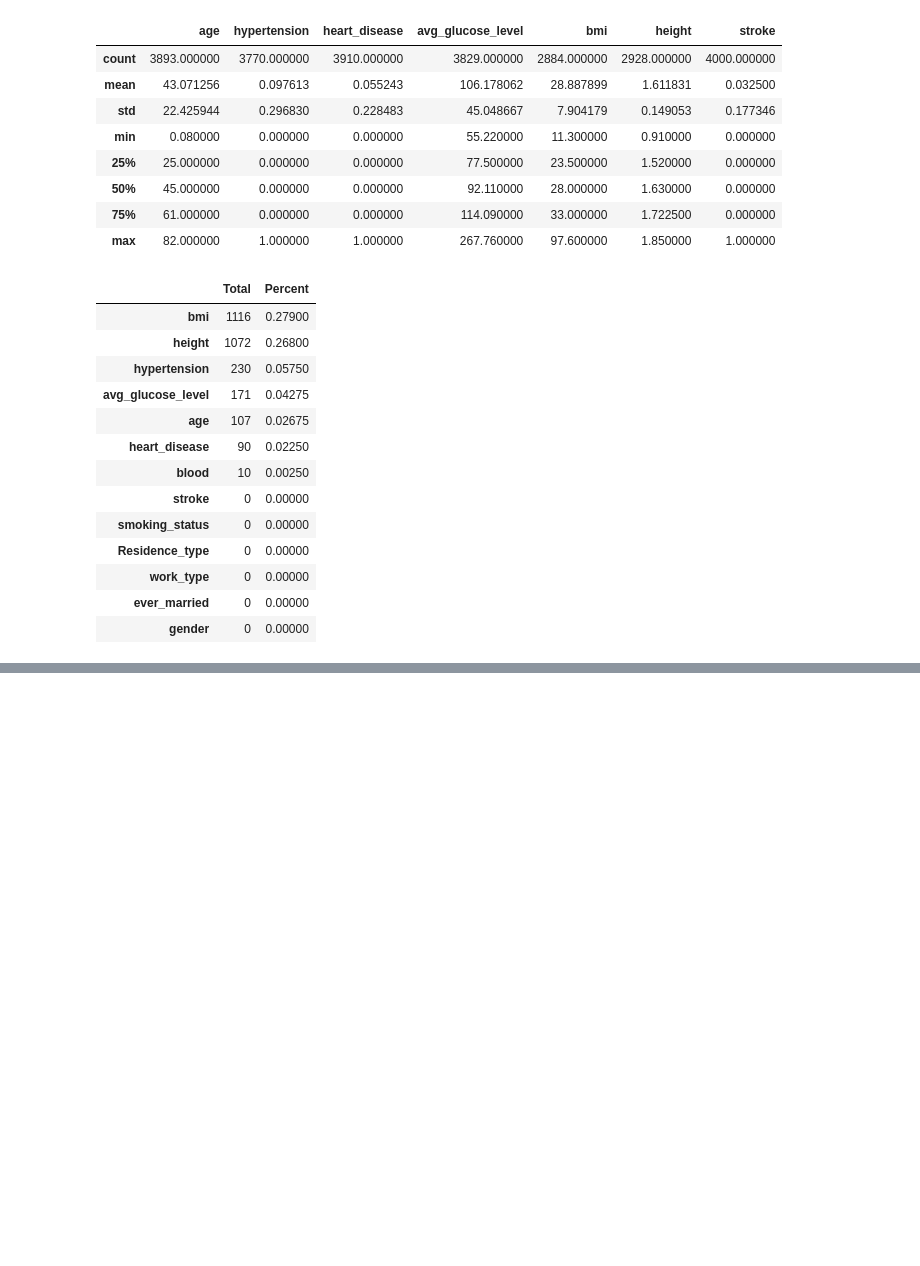
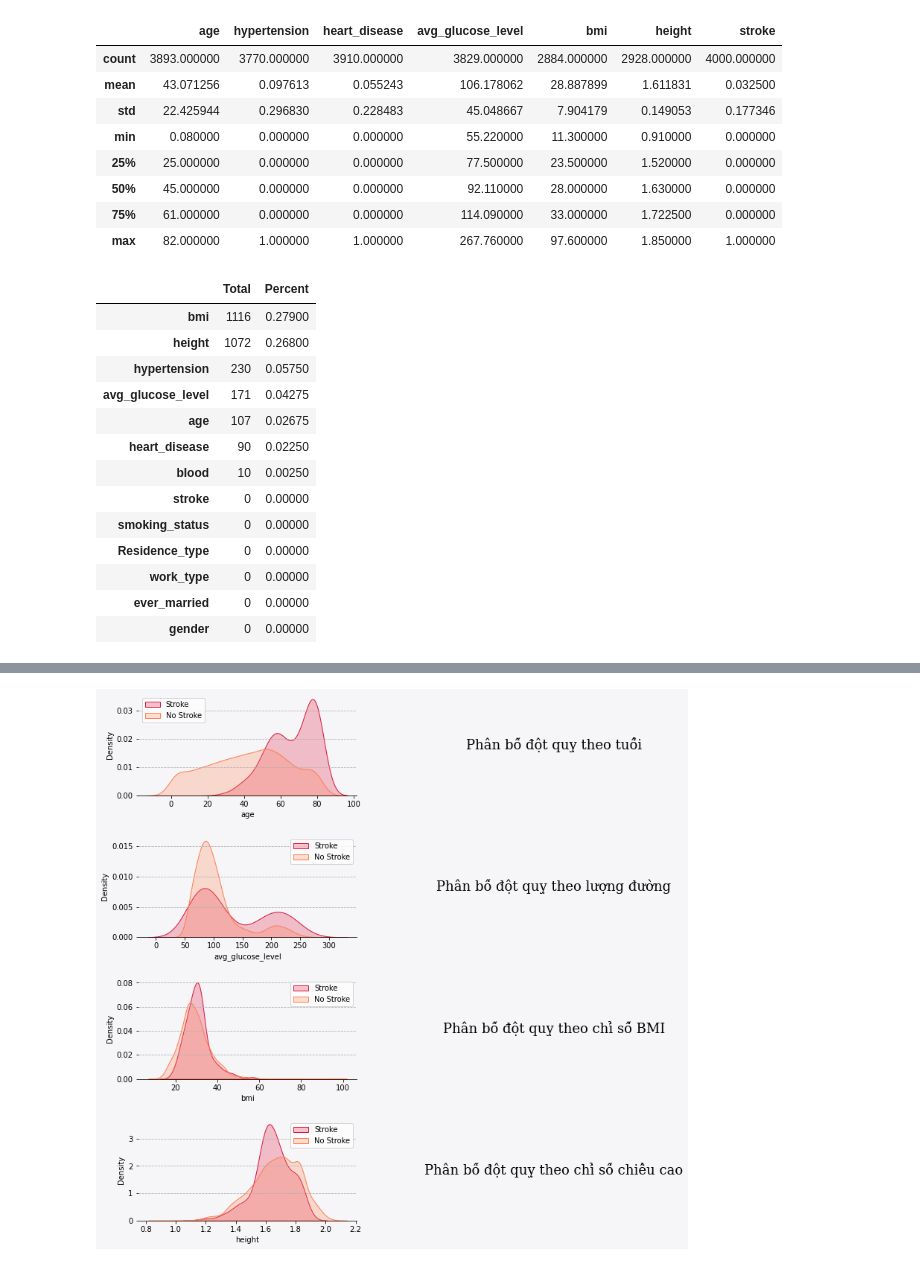
Before and after one commit to Hoangthang017/AI-TEMPO-StrokePrediction, a Jupyter notebook: model/strokePrediction.ipynb, the cells around one changed output, grey strips where cells are left out. Cells and saved outputs as stored; diff of their text form; code cells hidden in the pictures; blank space fills up the shorter version.

```diff
--- a/model/strokePrediction.ipynb
+++ b/model/strokePrediction.ipynb
@@ -131,0 +138,3 @@ draw_missing_data_table(data)
+# %%
+data = data.dropna(subset=['blood'])
+draw_missing_data_table(data)
@@ -150,0 +165,4 @@ standard_data
+# %%
+missing_data_columns = ['bmi','height','hypertension','avg_glucose_level','age','heart_disease']
+missing_data = data.copy()[missing_data_columns]
+missing_data
@@ -150,0 +209,4 @@ standard_data
+# %%
+for key in missing_data_columns:
+  data[key] = np.where(data[key] == np.nan, data[key], df[key])
+data
@@ -150,0 +227,8 @@ standard_data
+# %%
+le = preprocessing.LabelEncoder()
+data['gender'] = le.fit_transform(data['gender'])
+data['ever_married'] = le.fit_transform(data['ever_married'])
+data['work_type'] = le.fit_transform(data['work_type'])
+data['Residence_type'] = le.fit_transform(data['Residence_type'])
+data['smoking_status'] = le.fit_transform(data['smoking_status'])
+data['blood'] = le.fit_transform(data['blood'])
@@ -150,0 +272,70 @@ standard_data
+# %%
+fig = plt.figure(figsize=(20,13))
+gs = fig.add_gridspec(4,3)
+gs.update(wspace=0.4, hspace=0.4)
+# adding figures
+ax0 = fig.add_subplot(gs[0,0])
+ax1 = fig.add_subplot(gs[0,1])
+ax2 = fig.add_subplot(gs[1,0])
+ax3 = fig.add_subplot(gs[1,1])
+ax4 = fig.add_subplot(gs[2,0])
+ax5 = fig.add_subplot(gs[2,1])
+ax6 = fig.add_subplot(gs[3,0])
+ax7 = fig.add_subplot(gs[3,1])
+axes=[ax0,ax1,ax2,ax3,ax4,ax5,ax6,ax7]
+background_color = '#f6f5f7'
+for i in axes:
+    i.set_facecolor(background_color)
+fig.patch.set_facecolor(background_color)
+
+sns.kdeplot(ax=ax0,x=data.loc[data['stroke']==1]['age'],color='crimson',label='Stroke',shade=True)
+sns.kdeplot(ax=ax0,x=data.loc[data['stroke']==0]['age'],color='coral',label='No Stroke',shade=True)
+ax0.legend(loc = 'upper left')
+ax0.grid(linestyle='--', axis='y')
+
+ax1.text(0.5,0.5,'Phân bố đột quỵ theo tuổi',horizontalalignment = 'center',verticalalignment = 'center',fontsize = 18,fontfamily='serif')
+
+sns.kdeplot(ax=ax2,x=data.loc[data['stroke']==1]['avg_glucose_level'],color='crimson',label='Stroke',shade=True)
+sns.kdeplot(ax=ax2,x=data.loc[data['stroke']==0]['avg_glucose_level'],color='coral',label='No Stroke',shade=True)
+ax2.legend(loc = 'upper right')
+ax2.grid(linestyle='--', axis='y')
+
+ax3.text(0.5,0.5,'Phân bố đột quỵ theo lượng đường',horizontalalignment = 'center',verticalalignment = 'center',fontsize = 18,fontfamily='serif')
+
+
+sns.kdeplot(ax=ax4,x=data.loc[data['stroke']==1]['bmi'],color='crimson',label='Stroke',shade=True)
+sns.kdeplot(ax=ax4,x=data.loc[data['stroke']==0]['bmi'],color='coral',label='No Stroke',shade=True)
+ax4.legend(loc = 'upper right')
+ax4.grid(linestyle='--', axis='y')
+
+ax5.text(0.5,0.5,'Phân bố đột quỵ theo chỉ số BMI',horizontalalignment = 'center',verticalalignment = 'center',fontsize = 18,fontfamily='serif')
+
+sns.kdeplot(ax=ax6,x=data.loc[data['stroke']==1]['height'],color='crimson',label='Stroke',shade=True)
+sns.kdeplot(ax=ax6,x=data.loc[data['stroke']==0]['height'],color='coral',label='No Stroke',shade=True)
+ax6.legend(loc = 'upper right')
+ax6.grid(linestyle='--', axis='y')
+
+ax7.text(0.5,0.5,'Phân bố đột quỵ theo chỉ số chiều cao',horizontalalignment = 'center',verticalalignment = 'center',fontsize = 18,fontfamily='serif')
+# removing labels
+
+axes1=[ax1,ax3,ax5, ax7]
+for i in axes1:
+    i.spines["bottom"].set_visible(False)
+    i.spines["left"].set_visible(False)
+    i.set_xlabel("")
+    i.set_ylabel("")
+    i.set_xticklabels([])
+    i.set_yticklabels([])
+    i.tick_params(left=False, bottom=False)
+# removing spines of figures
+for i in ["top","left","right"]:
+    ax0.spines[i].set_visible(False)
+    ax1.spines[i].set_visible(False)
+    ax2.spines[i].set_visible(False)
+    ax3.spines[i].set_visible(False)
+    ax4.spines[i].set_visible(False)
+    ax5.spines[i].set_visible(False)
+    ax6.spines[i].set_visible(False)
+    ax7.spines[i].set_visible(False)
+# %% [output]
+[figure, added]
```
Also changed, not shown: parts of 21 cells of this notebook.
